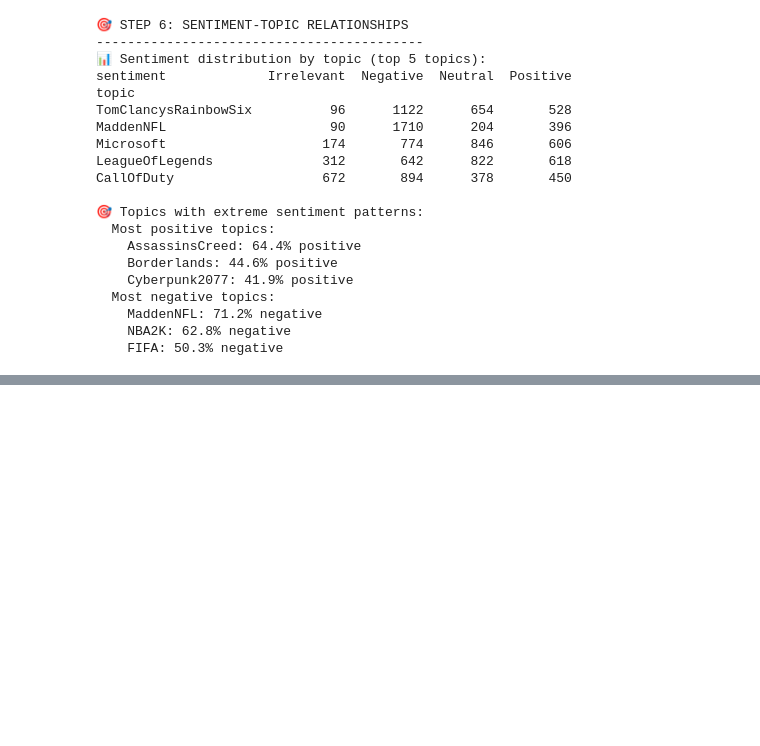
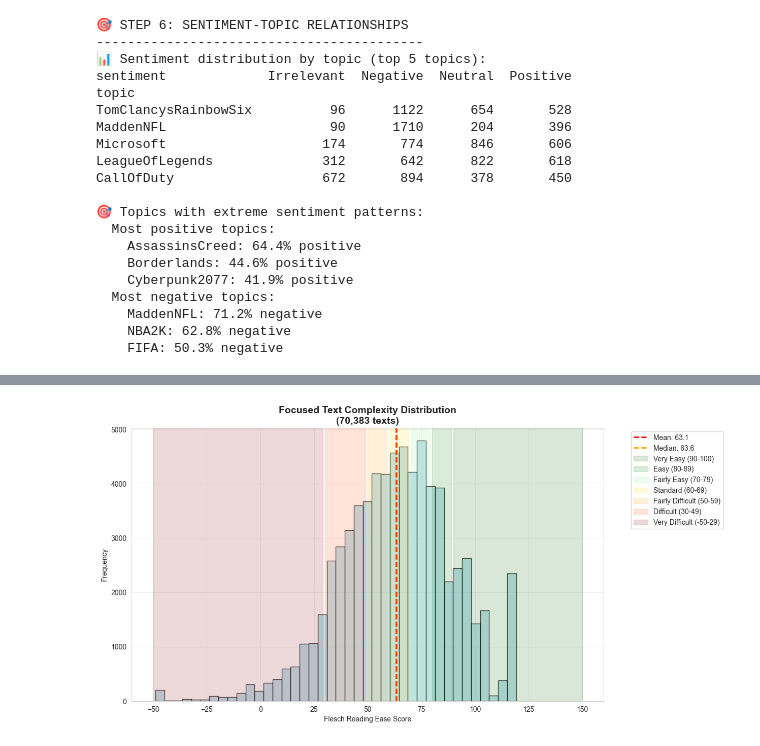
Before and after one commit to tiennam-nguyen/twitter-sentiment-analysis, a Jupyter notebook: EDA/eda.ipynb, the cells around one changed output, grey strips where cells are left out. Drawn from its saved outputs; the diff is of its cells as text; code cells hidden in the pictures; blank space fills up the shorter version.

```diff
--- a/EDA/eda.ipynb
+++ b/EDA/eda.ipynb
@@ -759,0 +716,68 @@ print("\n🎉 Tutorial Complete! You now have a solid foundation for EDA in Pyth
+# %%
+import textstat
+def calculate_flesch_score(text):
+    """Calculate Flesch Reading Ease score for a given text"""
+    if pd.isna(text) or text.strip() == '':
+        return np.nan
+
+    try:
+        score = textstat.flesch_reading_ease(text)
+        return score
+    except:
+        return np.nan
+
+# Calculate Flesch scores for cleaned text
+df['flesch_scores'] = df['CleanedText'].apply(calculate_flesch_score)
+# %%
+# Filter out extreme/invalid scores to focus on meaningful data
+print("Filtering data for focused analysis...")
+
+# Keep only reasonable Flesch scores (typically 0-100, maybe allow some negatives to -50)
+reasonable_scores = df['flesch_scores'][(df['flesch_scores'] >= -50) & (df['flesch_scores'] <= 120)]
+extreme_scores = df['flesch_scores'][(df['flesch_scores'] < -50) | (df['flesch_scores'] > 120)]
+
+print(f"📊 Data breakdown:")
+print(f"  Reasonable scores (-50 to 120): {len(reasonable_scores):,} texts")
+print(f"  Extreme scores (outside range): {len(extreme_scores):,} texts")
+print(f"  Total valid scores: {len(df['flesch_scores'].dropna()):,} texts")
+print(f"  Percentage of reasonable data: {(len(reasonable_scores)/len(df['flesch_scores'].dropna()))*100:.1f}%")
+
+if len(reasonable_scores) > 0:
+    print(f"\n📈 Reasonable data statistics:")
+    print(f"  Mean: {reasonable_scores.mean():.1f}")
+    print(f"  Median: {reasonable_scores.median():.1f}")
+    print(f"  Min: {reasonable_scores.min():.1f}")
+    print(f"  Max: {reasonable_scores.max():.1f}")
+    print(f"  Std: {reasonable_scores.std():.1f}")
+
+# Create focused histogram
+fig, ax1 = plt.subplots(1, 1, figsize=(12, 7))
+
+# Left plot: Focused on reasonable scores
+if len(reasonable_scores) > 0:
+    ax1.hist(reasonable_scores, bins=40, alpha=0.7, color='lightblue', edgecolor='black')
+
+    # Add reference lines
+    ax1.axvline(reasonable_scores.mean(), color='red', linestyle='--', linewidth=2,
+                label=f'Mean: {reasonable_scores.mean():.1f}')
+    ax1.axvline(reasonable_scores.median(), color='orange', linestyle='--', linewidth=2,
+                label=f'Median: {reasonable_scores.median():.1f}')
+
+    # Add reading level zones with clearer colors
+    ax1.axvspan(90, 150, alpha=0.15, color='darkgreen', label='Very Easy (90-100)')
+    ax1.axvspan(80, 89, alpha=0.15, color='green', label='Easy (80-89)')
+    ax1.axvspan(70, 79, alpha=0.15, color='lightgreen', label='Fairly Easy (70-79)')
+    ax1.axvspan(60, 69, alpha=0.15, color='gold', label='Standard (60-69)')
+    ax1.axvspan(50, 59, alpha=0.15, color='orange', label='Fairly Difficult (50-59)')
+    ax1.axvspan(30, 49, alpha=0.15, color='orangered', label='Difficult (30-49)')
+    ax1.axvspan(-50, 29, alpha=0.15, color='darkred', label='Very Difficult (-50-29)')
+
+
+    ax1.set_title(f'Focused Text Complexity Distribution\n({len(reasonable_scores):,} texts)',
+                fontsize=14, fontweight='bold')
+    ax1.set_xlabel('Flesch Reading Ease Score')
+    ax1.set_ylabel('Frequency')
+    ax1.legend(bbox_to_anchor=(1.05, 1), loc='upper left')
+    ax1.grid(True, alpha=0.3)
+plt.show()
+# %% [output]
@@ -759,0 +797 @@ print("\n🎉 Tutorial Complete! You now have a solid foundation for EDA in Pyth
+[figure, added]
```
Also changed, not shown: parts of 17 cells of this notebook.
